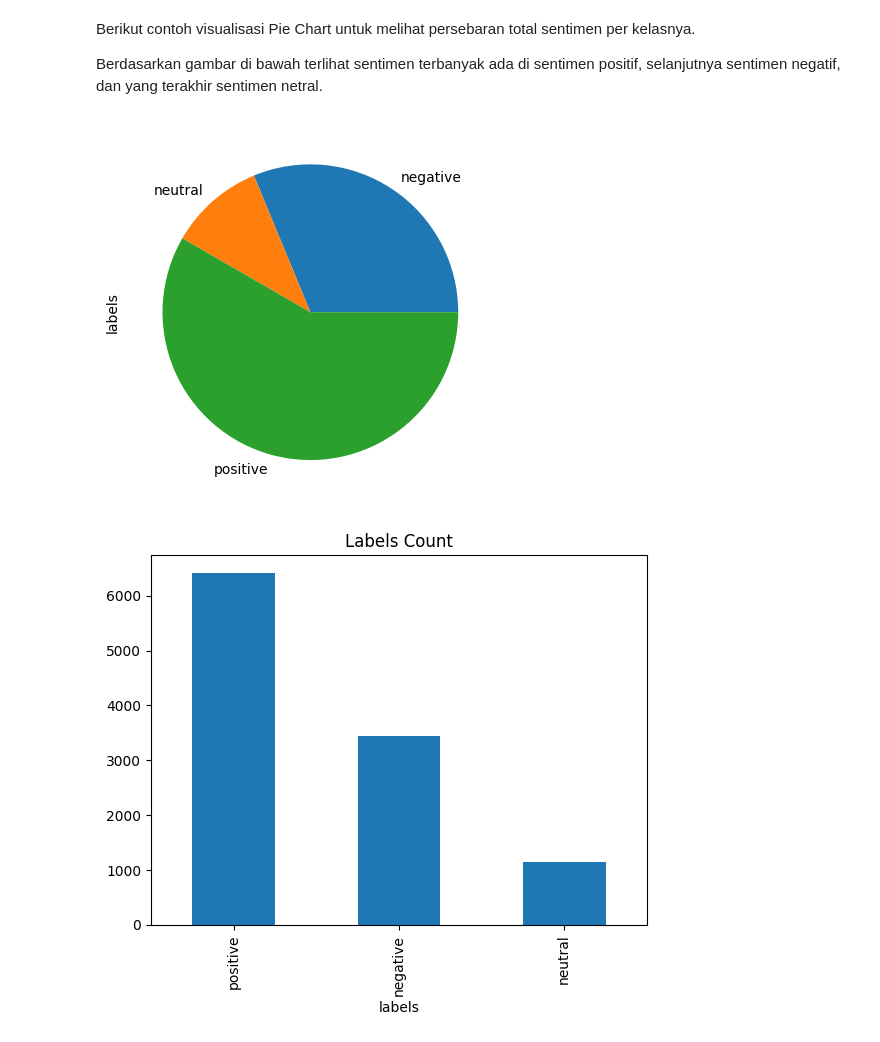
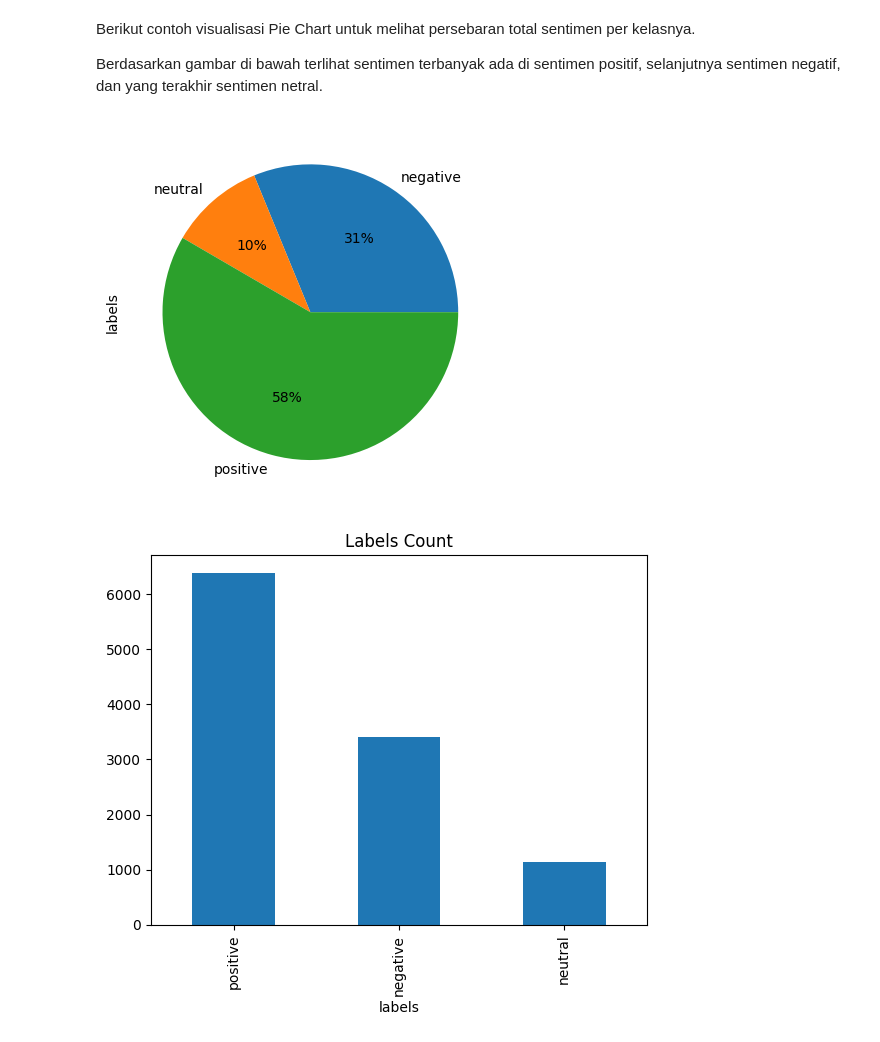
Before and after one commit to dsc16cinthyairfan/BINAR-DSC16-Platinum-Challenge, a Jupyter notebook: plat-challenge-main.ipynb, the cells around one changed output. Cells and saved outputs as stored; diff of their text form; code cells hidden in the pictures.

```diff
--- a/plat-challenge-main.ipynb
+++ b/plat-challenge-main.ipynb
@@ -89,0 +89,5 @@ df_train.duplicated().sum()
+# %%
+# Drop duplicated data
+df_train = df_train.drop_duplicates()
+print('There are {} duplicated data'.format(df_train.duplicated().sum()))
+print('Duplicated data already dropped')
@@ -339,10 +355,10 @@ Berikut contoh visualisasi Pie Chart untuk melihat persebaran total sentimen per
 
 Berdasarkan gambar di bawah terlihat sentimen terbanyak ada di sentimen positif, selanjutnya sentimen negatif, dan yang terakhir sentimen netral.
 # %%
-df_train.groupby('labels').labels.count().plot(kind='pie')
+df_train.groupby('labels').labels.count().plot(autopct='%1.0f%%', kind='pie')
 plt.savefig("pie_labels.png", bbox_inches = 'tight', dpi=300)
 # %% [output]
-[figure, old version]
+[figure, new version]
 # %%
 df_train.labels.value_counts().plot(kind='bar')
 plt.title("Labels Count")
```
Also changed, not shown: parts of 196 cells of this notebook.
